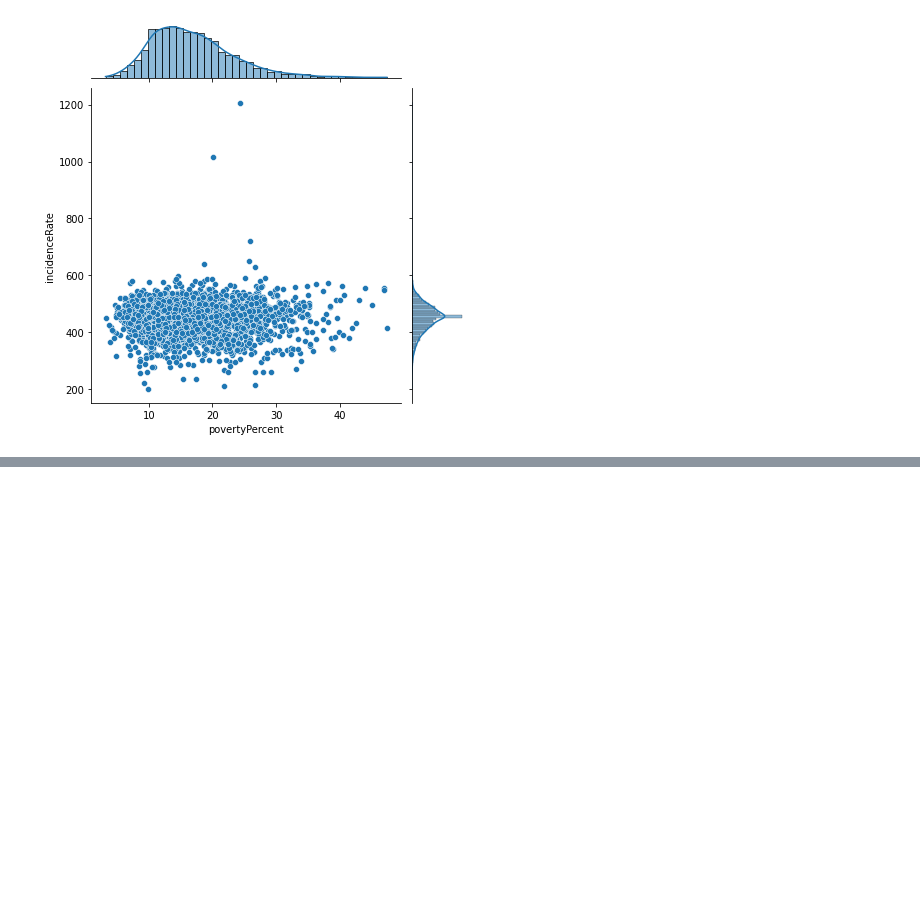
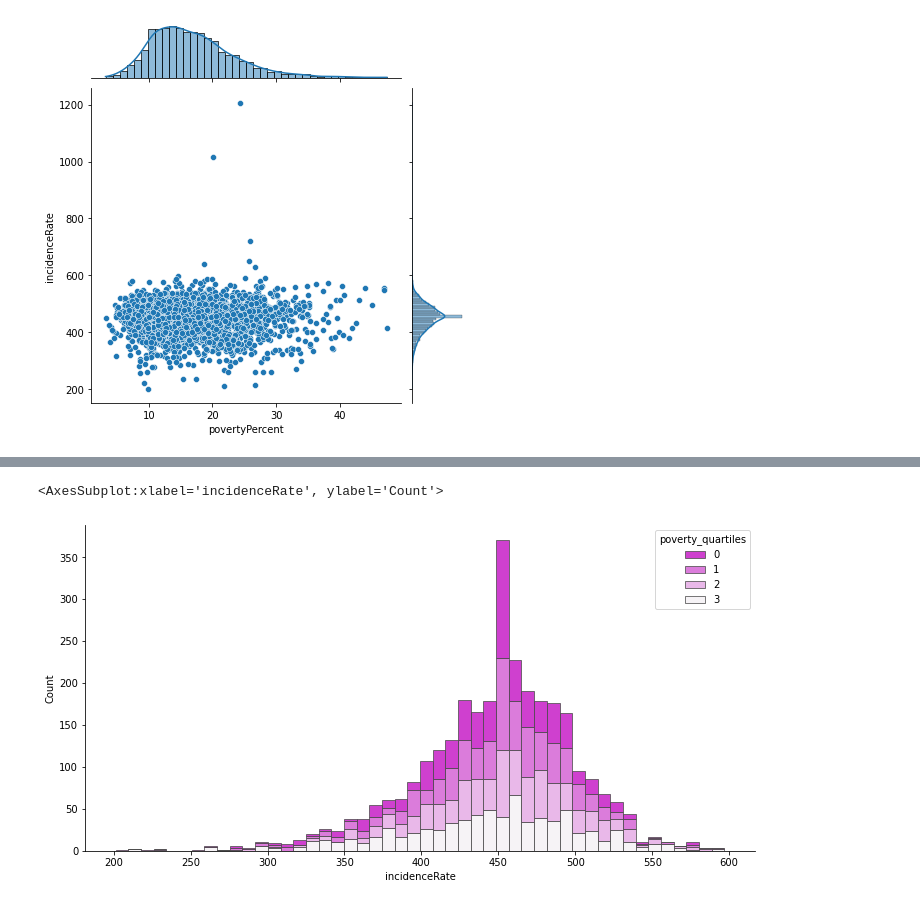
Before and after one commit to dansarmiento/ColaboratoryNotebooks, a Jupyter notebook: notebook8cd93c78a5.ipynb, the cells around one changed output, grey strips where cells are left out. Saved outputs shown, nothing was run; the diff lists cells and outputs as text; code cells hidden in the pictures; blank space fills up the shorter version.

```diff
--- a/notebook8cd93c78a5.ipynb
+++ b/notebook8cd93c78a5.ipynb
@@ -178,0 +182,11 @@ sns.jointplot(data=df, x='medIncome',y='death_per_k', kind='hex')
+# %%
+df.describe()
+f, ax = plt.subplots(figsize=(12,6))
+sns.despine(f)
+sns.histplot( data=df[df.incidenceRate < 600], x='incidenceRate', hue='poverty_quartiles',
+             multiple='stack', palette='light:m_r',
+             edgecolor='.3', linewidth=.75
+)
+# %% [output]
+<AxesSubplot:xlabel='incidenceRate', ylabel='Count'>
+[figure, added]
```
Also changed, not shown: parts of 5 cells of this notebook.
